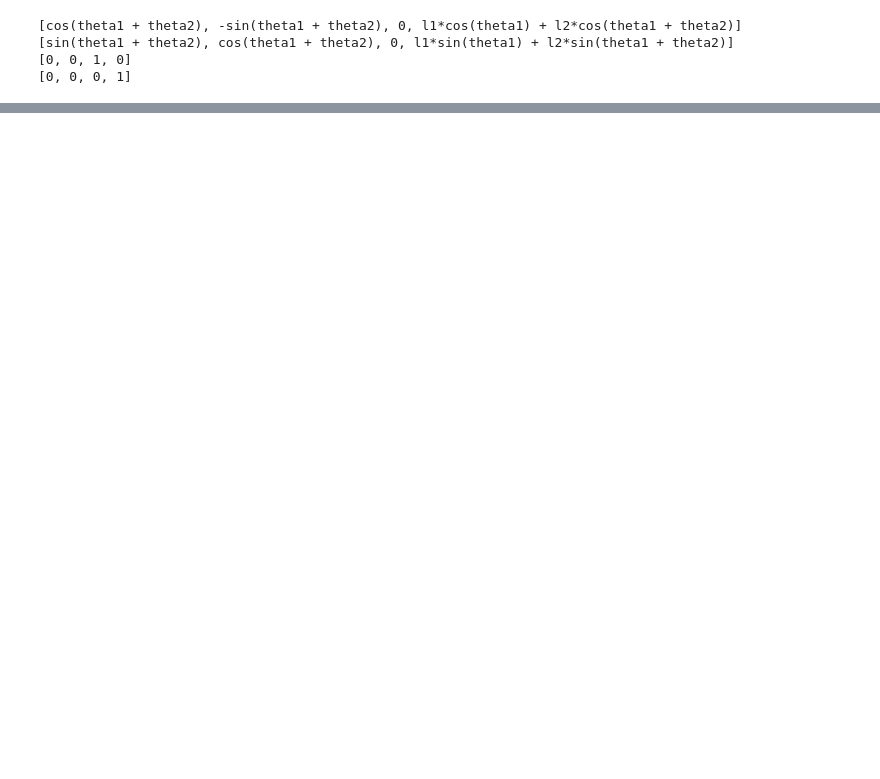
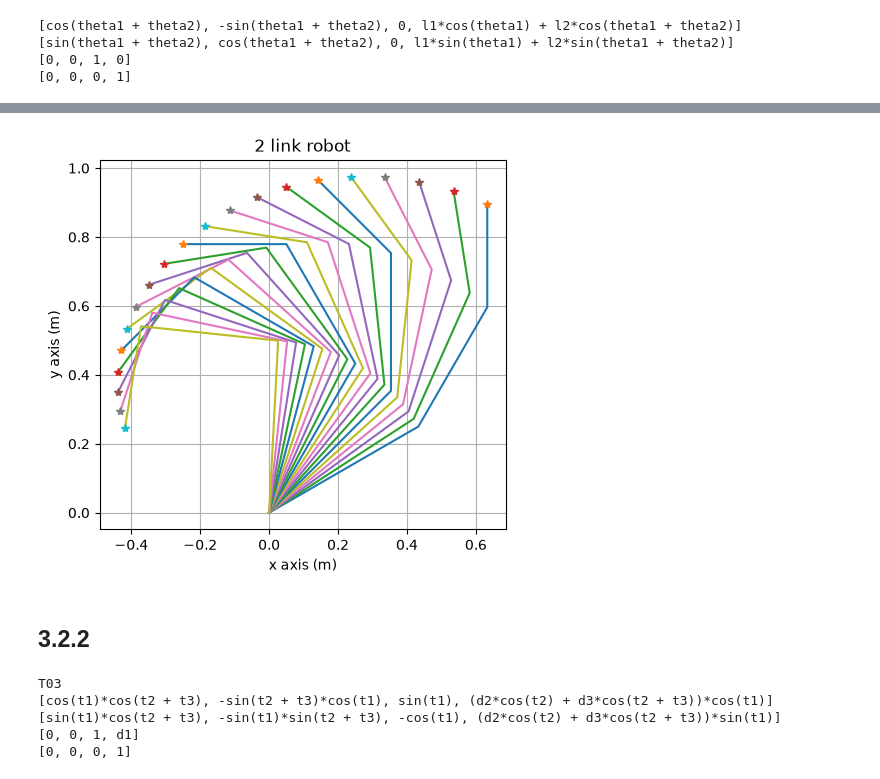
Before and after one commit to qlkdkd/robotics, a Jupyter notebook: c3_2_기구학.ipynb, the cells around one changed output, grey strips where cells are left out. Cells and saved outputs as stored; diff of their text form; code cells hidden in the pictures; blank space fills up the shorter version.

```diff
--- a/c3_2_기구학.ipynb
+++ b/c3_2_기구학.ipynb
@@ -68,0 +138,71 @@ array([[ 0.        , -1.        ,  0.        ,  0.30547013],
+# %%
+#mat 3.3
+l1 = 0.5; l2 = 0.4; l3 = 0.3
+
+for i in range(20):
+    theta3 = pi/6 + pi/60 * i
+    theta2 = pi/6 + pi/60 * i
+    theta1 = pi/6 + pi/60 * i
+
+    rrrx = l1 * cos(theta1); rrry = l1 * sin(theta1)
+    rrx = l1 * cos(theta1) + l2* cos(theta1 + theta2)
+    rry = l1 * sin(theta1) + l2 * sin(theta1 + theta2)
+    x = l1 * cos(theta1)+ l2* cos(theta1 + theta2) + l3 * cos(theta1 + theta2 + theta3)
+    y = l1 * sin(theta1) + l2 * sin(theta1 + theta2) + l3 * sin(theta1 + theta2 + theta3)
+
+    rx = [0, rrrx, rrx, x]
+    ry = [0, rrry, rry, y]
+    plt.plot(rx, ry, '-')
+
+    plt.plot(x, y, '*')
+
+#plt.axis([-1, 1, -1, 1])
+plt.gca().set_aspect('equal', adjustable='box')
+plt.title('2 link robot')
+plt.xlabel('x axis (m)')
+plt.ylabel('y axis (m)')
+plt.grid(True)
+# %% [output]
+[figure, added]
+# %% [markdown]
+## 3.2.2
+# %%
+from sympy import symbols, sin, cos, trigsimp
+import numpy as np
+
+d1 = symbols('d1'); d2 = symbols('d2'); d3 = symbols('d3')
+t1 = symbols('t1'); t2 = symbols('t2'); t3 = symbols('t3')
+c1 = cos(t1); c2 = cos(t2); c3 = cos(t3)
+s1 = sin(t1); s2 = sin(t2); s3 = sin(t3)
+
+A01 = np.array([
+    [c1, 0, s1, 0],
+    [s1, 0, -c1, 0],
+    [0, 0, 1, d1],
+    [0, 0, 0, 1]
+])
+
+A12 = np.array([
+    [c2, -s2, 0, d2*c2],
+    [s2, c2, 0, d2*s2],
+    [0, 0, 1, 0],
+    [0, 0, 0, 1]
+])
+
+A23 = np.array([
+    [c3, -s3, 0, d3*c3],
+    [s3, c3, 0, d3*s3],
+    [0, 0, 1, 0],
+    [0, 0, 0, 1]
+])
+
+T03 = trigsimp(A01 @ A12 @ A23)
+print('T03')
+for i in T03:
+    print(i)
+# %% [output]
+T03
+[cos(t1)*cos(t2 + t3), -sin(t2 + t3)*cos(t1), sin(t1), (d2*cos(t2) + d3*cos(t2 + t3))*cos(t1)]
+[sin(t1)*cos(t2 + t3), -sin(t1)*sin(t2 + t3), -cos(t1), (d2*cos(t2) + d3*cos(t2 + t3))*sin(t1)]
+[0, 0, 1, d1]
+[0, 0, 0, 1]
```
Also changed, not shown: parts of 4 cells of this notebook.
